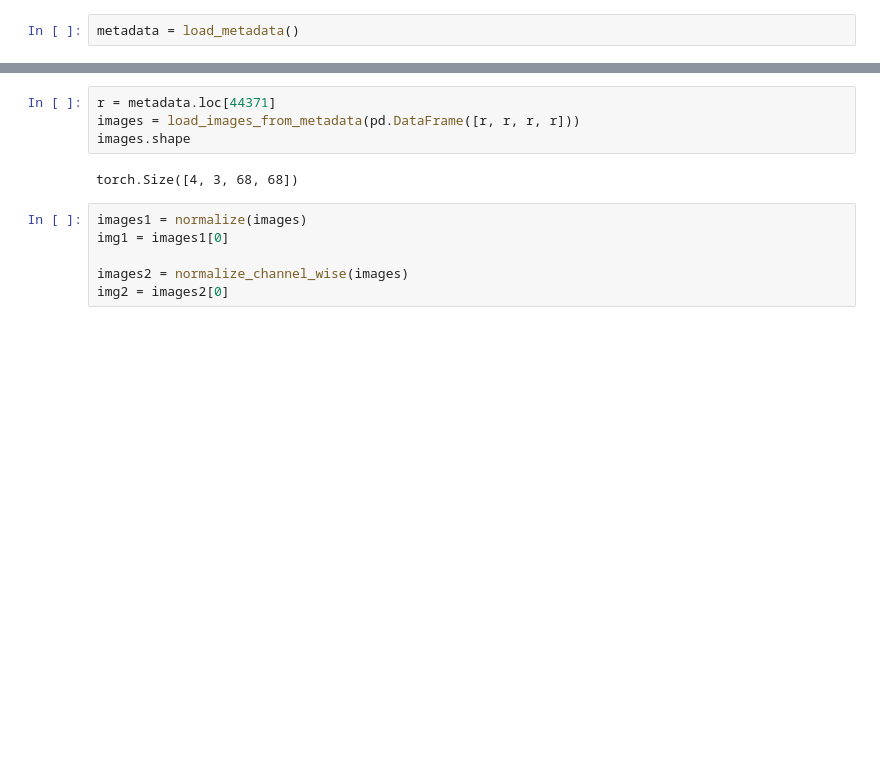
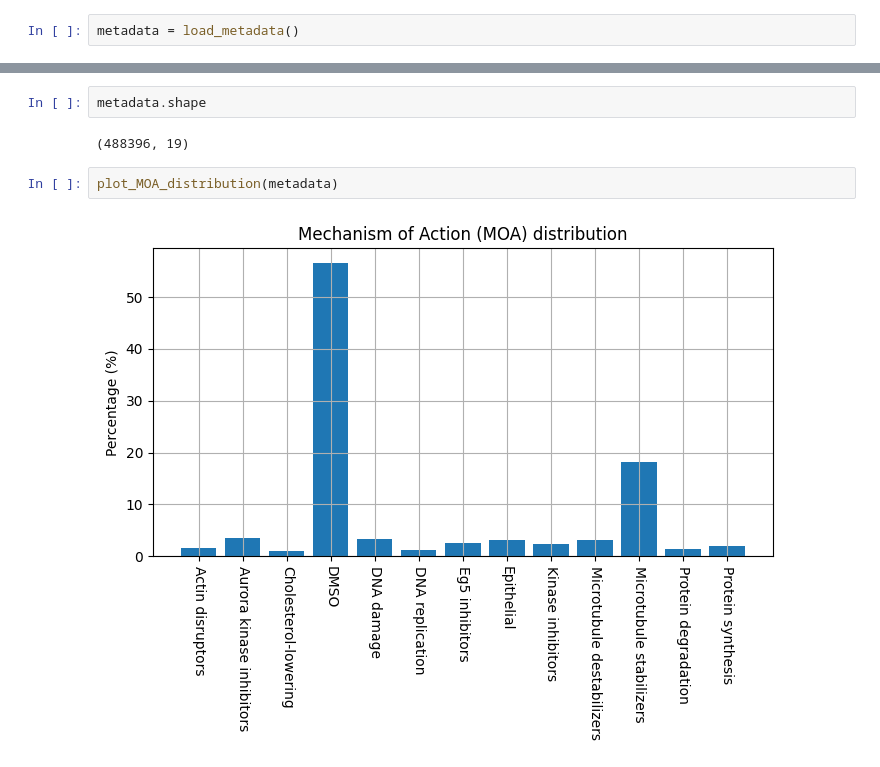
Before and after one commit to RasmusML/DiffCell, a Jupyter notebook: playground.ipynb, the cells around one changed output, grey strips where cells are left out. Saved outputs shown, nothing was run; the diff lists cells and outputs as text; blank space fills up the shorter version.

```diff
--- a/playground.ipynb
+++ b/playground.ipynb
@@ -22,15 +29,11 @@ metadata.head()
 | 2 | 2 | 433 | Week10_200907_B02_s1_w18E215662-2... | 2 | Week10_200907_B02_s1_w18E215662-2... | ... |
 | 3 | 3 | 433 | Week10_200907_B02_s1_w18E215662-2... | 3 | Week10_200907_B02_s1_w18E215662-2... | ... |
 | 4 | 4 | 433 | Week10_200907_B02_s1_w18E215662-2... | 4 | Week10_200907_B02_s1_w18E215662-2... | ... |
-# %%
-r = metadata.loc[44371]
-images = load_images_from_metadata(pd.DataFrame([r, r, r, r]))
-images.shape
-# %% [output]
-torch.Size([4, 3, 68, 68])
-# %%
-images1 = normalize(images)
-img1 = images1[0]
-
-images2 = normalize_channel_wise(images)
-img2 = images2[0]
+# %%
+metadata.shape
+# %% [output]
+(488396, 19)
+# %%
+plot_MOA_distribution(metadata)
+# %% [output]
+[figure, added]
```
Also changed, not shown: parts of 19 cells of this notebook, 4 other files.
